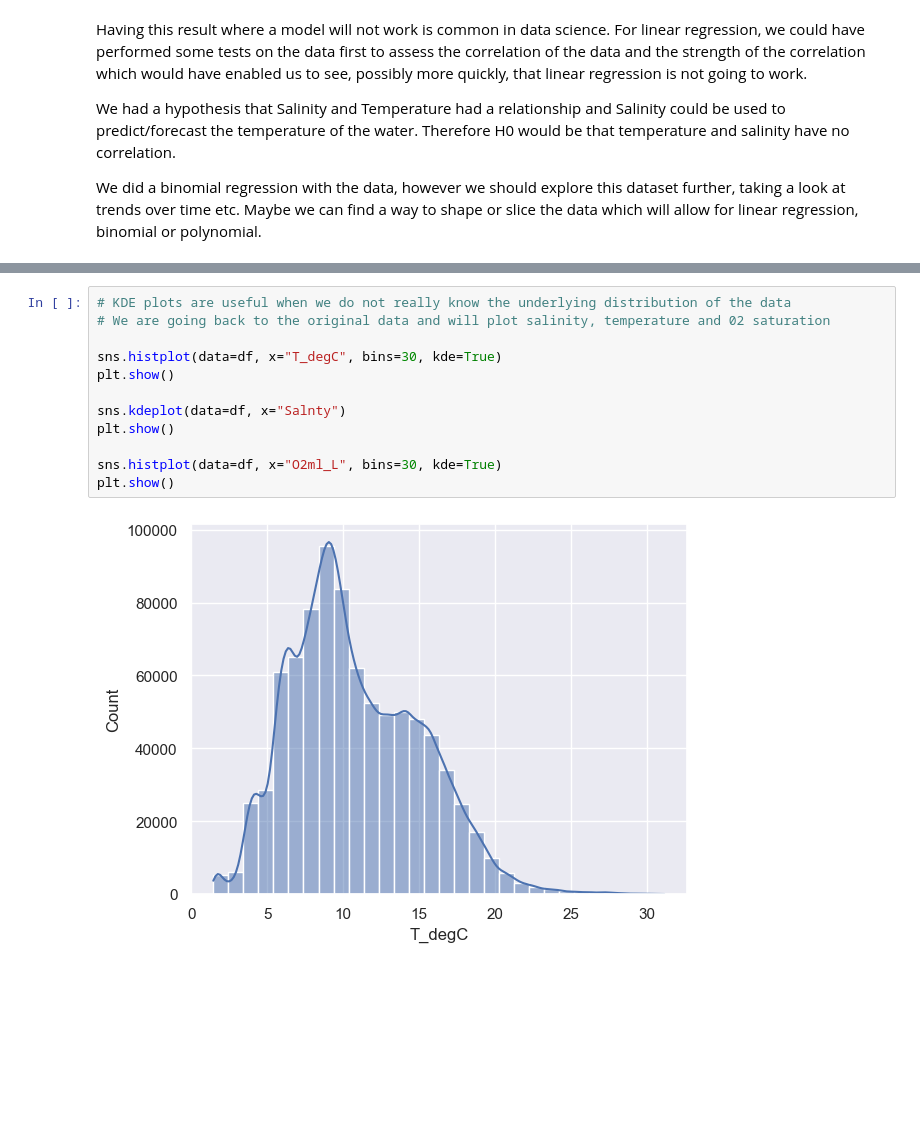
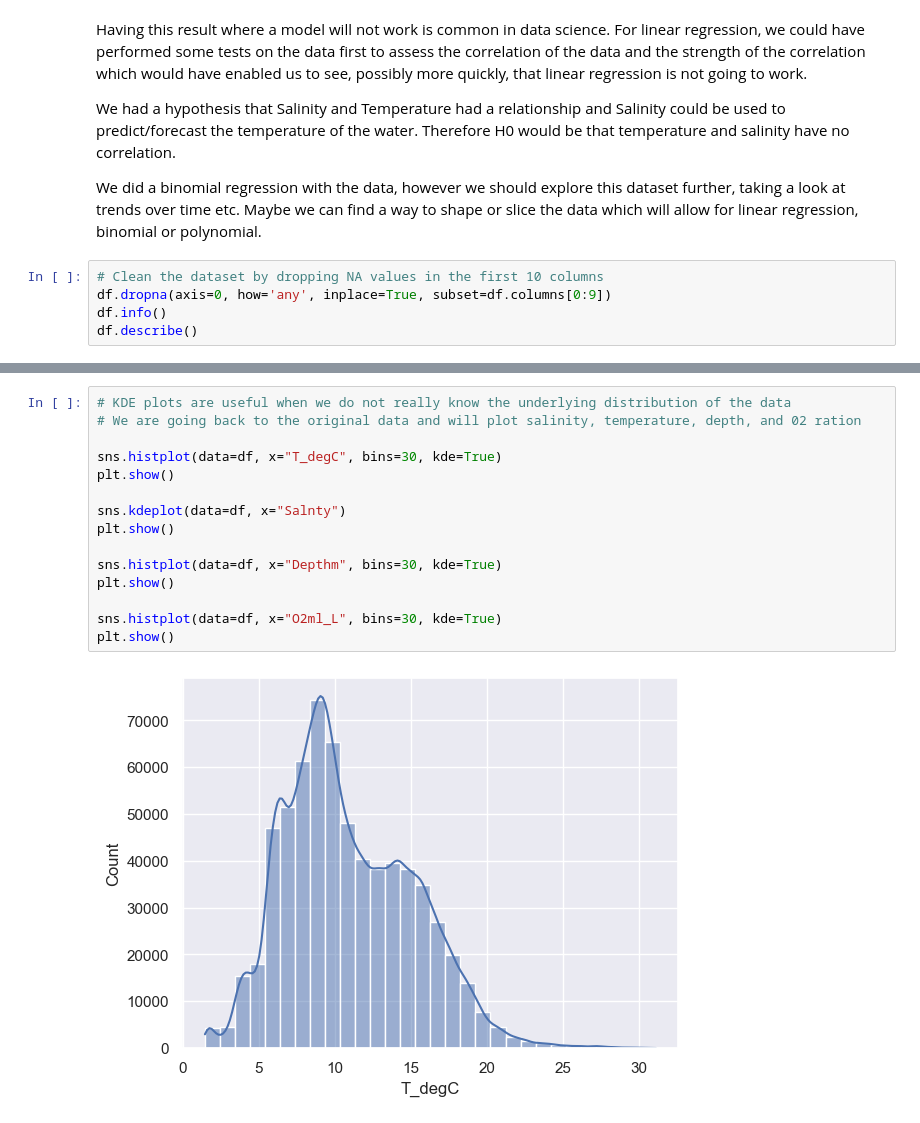
Before and after one commit to NickMarini/data-science, a Jupyter notebook: notebooks/linear-regression.ipynb, the cells around one changed output, grey strips where cells are left out. Cells and saved outputs as stored; diff of their text form; blank space fills up the shorter version.

```diff
--- a/notebooks/linear-regression.ipynb
+++ b/notebooks/linear-regression.ipynb
@@ -163,3 +167,8 @@ Having this result where a model will not work is common in data science. For li
 We had a hypothesis that Salinity and Temperature had a relationship and Salinity could be used to predict/forecast the temperature of the water. Therefore H0 would be that temperature and salinity have no correlation.
 
 We did a binomial regression with the data, however we should explore this dataset further, taking a look at trends over time etc. Maybe we can find a way to shape or slice the data which will allow for linear regression, binomial or polynomial.
+# %%
+# Clean the dataset by dropping NA values in the first 10 columns
+df.dropna(axis=0, how='any', inplace=True, subset=df.columns[0:9])
+df.info()
+df.describe()
@@ -166,14 +203,17 @@ We did a binomial regression with the data, however we should explore this datas
 # %%
 # KDE plots are useful when we do not really know the underlying distribution of the data
-# We are going back to the original data and will plot salinity, temperature and 02 saturation
+# We are going back to the original data and will plot salinity, temperature, depth, and 02 ration
 
 sns.histplot(data=df, x="T_degC", bins=30, kde=True)
 plt.show()
 
 sns.kdeplot(data=df, x="Salnty")
 plt.show()
 
+sns.histplot(data=df, x="Depthm", bins=30, kde=True)
+plt.show()
+
 sns.histplot(data=df, x="O2ml_L", bins=30, kde=True)
 plt.show()
 # %% [output]
-[figure, old version]
+[figure, new version]
```
Also changed, not shown: parts of 18 cells of this notebook.
